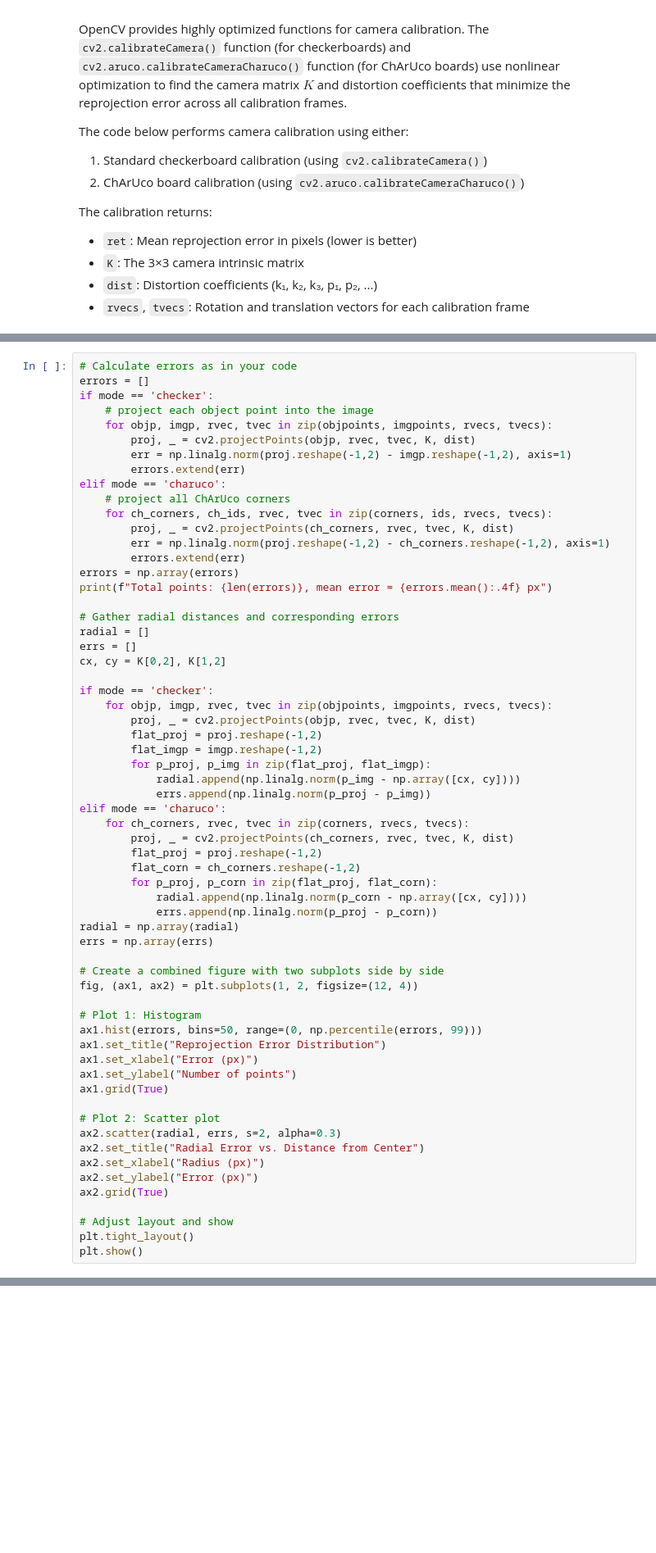
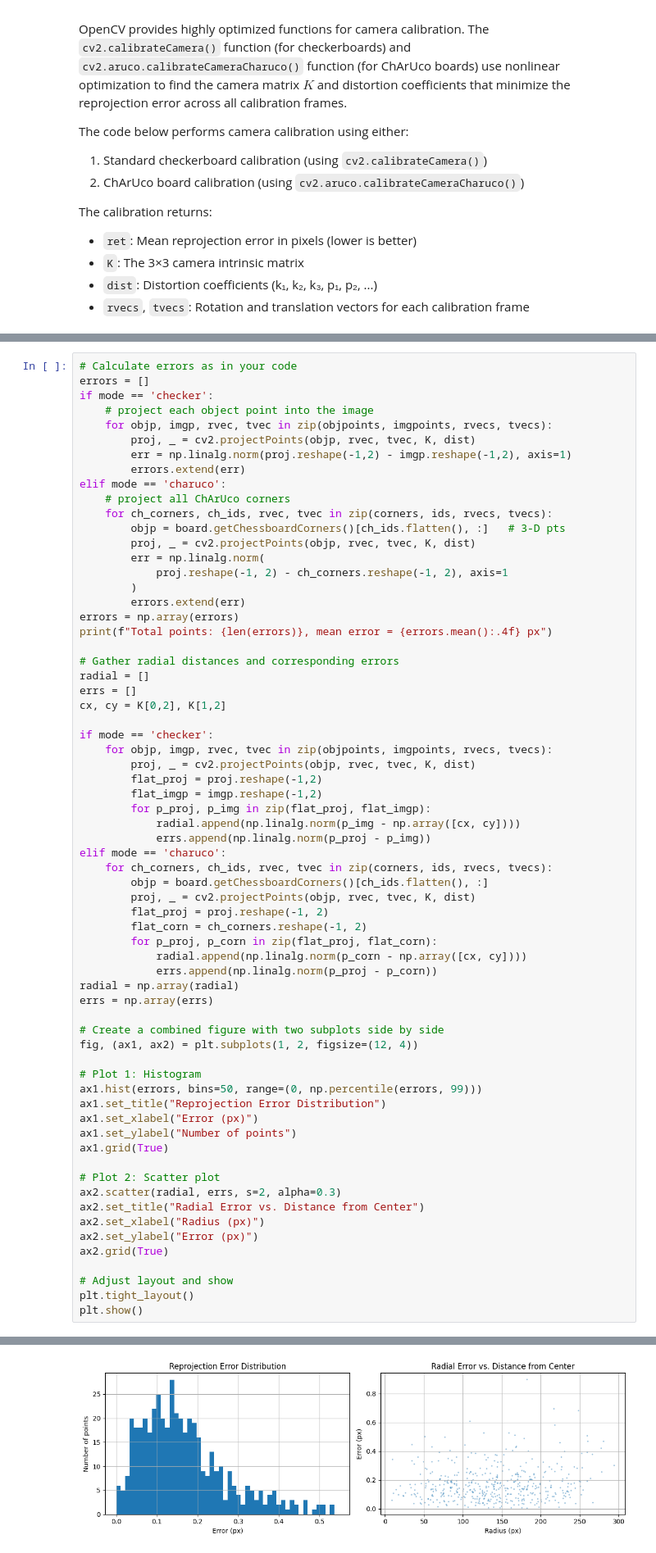
Before and after one commit to megezer0/AppCV_2025, a Jupyter notebook: Lab_2/src/calibrate.ipynb, the cells around one changed output, grey strips where cells are left out. Shown at 82% size. Drawn from its saved outputs; the diff is of its cells as text; blank space fills up the shorter version.

```diff
--- a/Lab_2/src/calibrate.ipynb
+++ b/Lab_2/src/calibrate.ipynb
@@ -101,8 +128,11 @@ if mode == 'checker':
 elif mode == 'charuco':
     # project all ChArUco corners
     for ch_corners, ch_ids, rvec, tvec in zip(corners, ids, rvecs, tvecs):
-        proj, _ = cv2.projectPoints(ch_corners, rvec, tvec, K, dist)
-        err = np.linalg.norm(proj.reshape(-1,2) - ch_corners.reshape(-1,2), axis=1)
+        objp = board.getChessboardCorners()[ch_ids.flatten(), :]   # 3-D pts
+        proj, _ = cv2.projectPoints(objp, rvec, tvec, K, dist)
+        err = np.linalg.norm(
+            proj.reshape(-1, 2) - ch_corners.reshape(-1, 2), axis=1
+        )
         errors.extend(err)
 errors = np.array(errors)
 print(f"Total points: {len(errors)}, mean error = {errors.mean():.4f} px")
@@ -121,10 +151,11 @@ if mode == 'checker':
             radial.append(np.linalg.norm(p_img - np.array([cx, cy])))
             errs.append(np.linalg.norm(p_proj - p_img))
 elif mode == 'charuco':
-    for ch_corners, rvec, tvec in zip(corners, rvecs, tvecs):
-        proj, _ = cv2.projectPoints(ch_corners, rvec, tvec, K, dist)
-        flat_proj = proj.reshape(-1,2)
-        flat_corn = ch_corners.reshape(-1,2)
+    for ch_corners, ch_ids, rvec, tvec in zip(corners, ids, rvecs, tvecs):
+        objp = board.getChessboardCorners()[ch_ids.flatten(), :]
+        proj, _ = cv2.projectPoints(objp, rvec, tvec, K, dist)
+        flat_proj = proj.reshape(-1, 2)
+        flat_corn = ch_corners.reshape(-1, 2)
         for p_proj, p_corn in zip(flat_proj, flat_corn):
             radial.append(np.linalg.norm(p_corn - np.array([cx, cy])))
             errs.append(np.linalg.norm(p_proj - p_corn))
@@ -151,3 +182,4 @@ ax2.grid(True)
 # Adjust layout and show
 plt.tight_layout()
 plt.show()
+# %% [output]
@@ -154,3 +187,4 @@ plt.show()
+[figure, added]
 # %%
 calib = {
     'K': {'data': K.tolist(), 'rows':3, 'cols':3},
```
Also changed, not shown: parts of 10 cells of this notebook, 3 other files.
